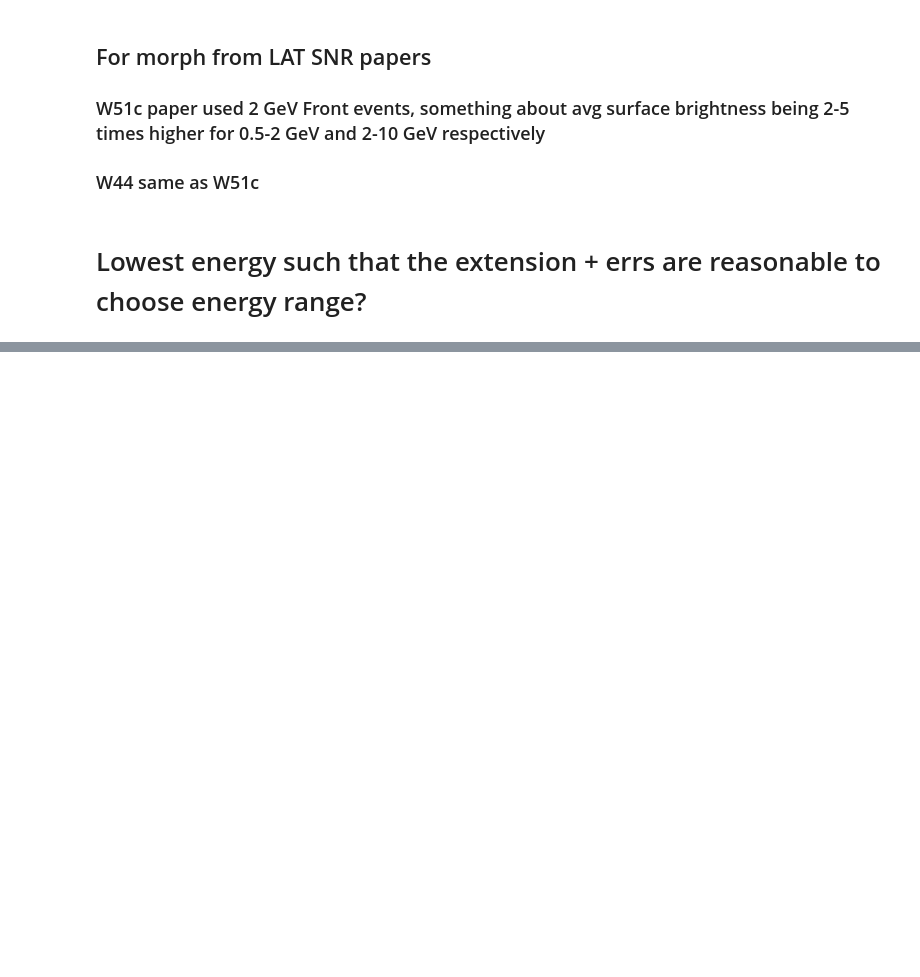
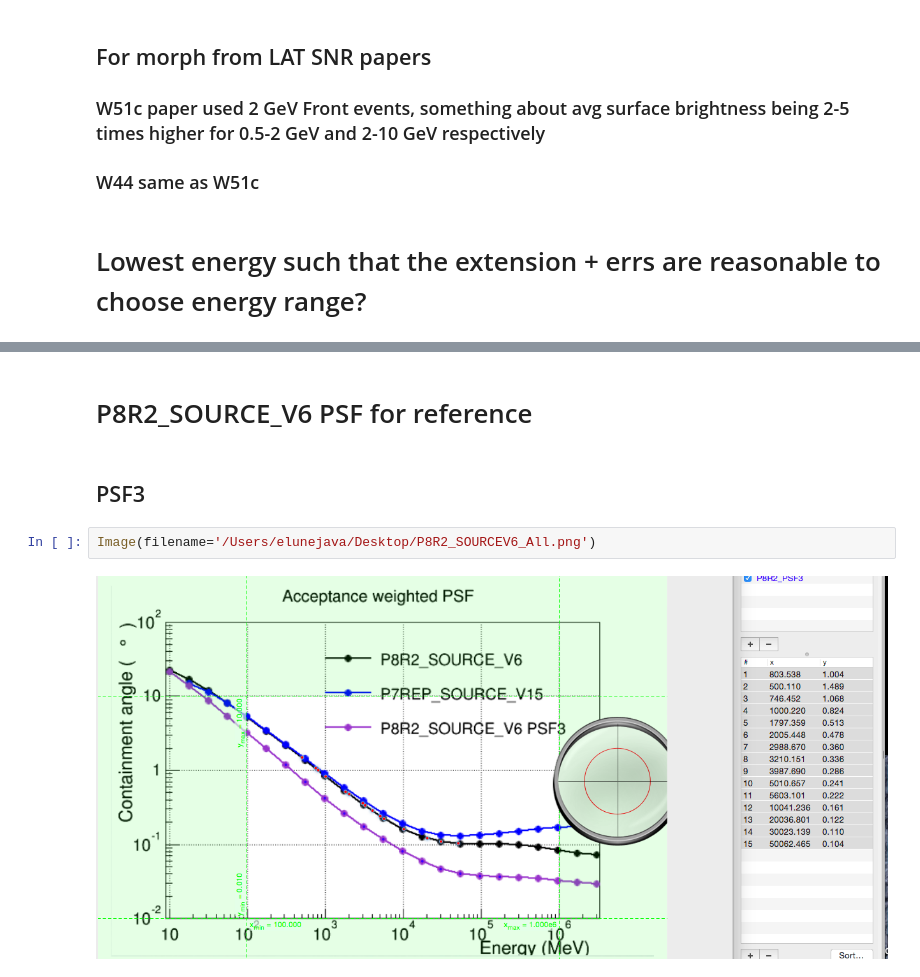
Before and after one commit to bbw7561135/ipynbs, a Jupyter notebook: G150.3+4.5.ipynb, the cells around one changed output, grey strips where cells are left out. Cells and saved outputs as stored; diff of their text form; blank space fills up the shorter version.

```diff
--- a/G150.3+4.5.ipynb
+++ b/G150.3+4.5.ipynb
@@ -780,0 +817,8 @@ f.save('/Users/elunejava/Desktop/testG150.png',dpi=300)
+# %% [markdown]
+# P8R2_SOURCE_V6 PSF for reference
+# %% [markdown]
+## PSF3
+# %%
+Image(filename='/Users/elunejava/Desktop/P8R2_SOURCEV6_All.png')
+# %% [output]
+[figure, added]
```
Also changed, not shown: parts of 8 cells of this notebook.
